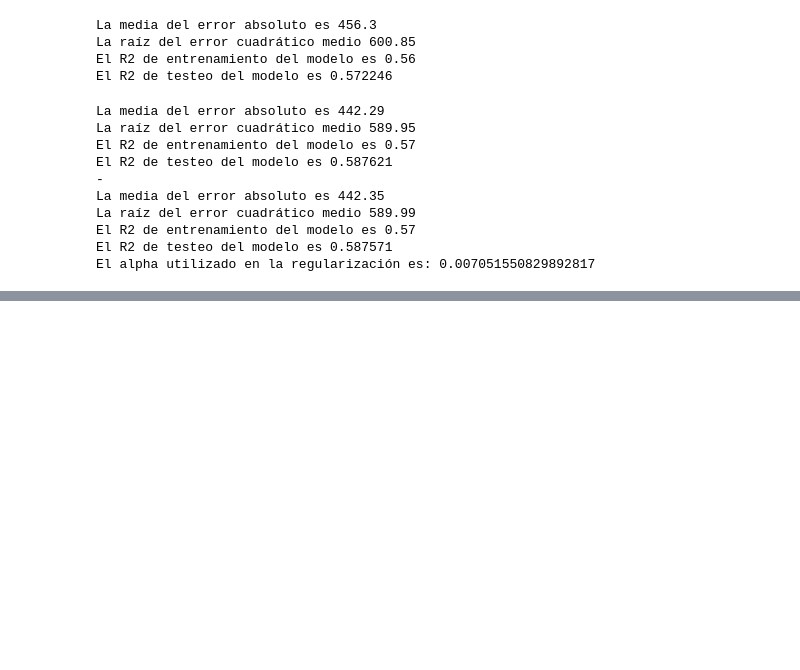
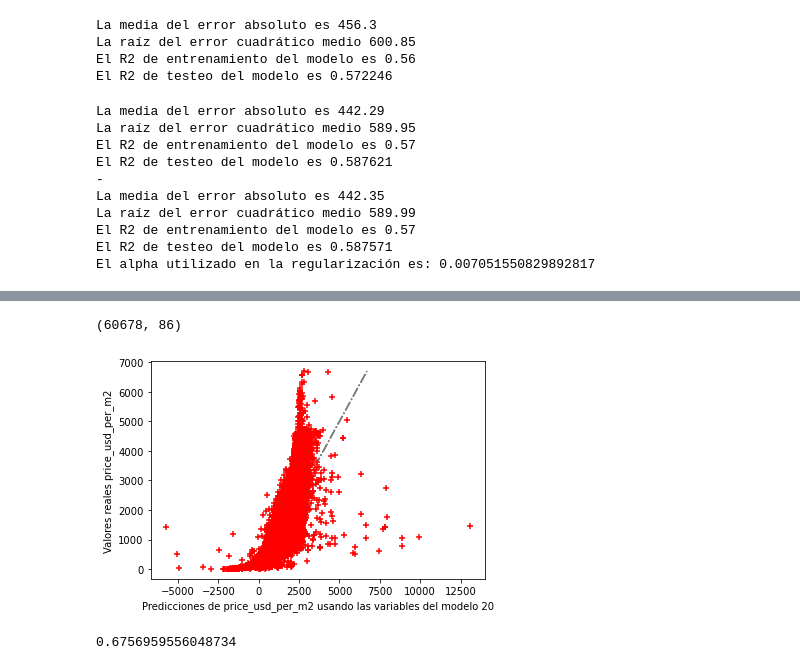
Before and after one commit to varelapablos/Desafio1-G3, a Jupyter notebook: Notebook - Desafio 2 - Alan.ipynb, the cells around one changed output, grey strips where cells are left out. Cells and saved outputs as stored; diff of their text form; code cells hidden in the pictures; blank space fills up the shorter version.

```diff
--- a/Notebook - Desafio 2 - Alan.ipynb
+++ b/Notebook - Desafio 2 - Alan.ipynb
@@ -937,0 +887,26 @@ Modelo 1
+# %%
+feature_cols21 = ['surface_total_in_m2', 'dummy_HOUSE', 'dummy_PH', 'dummy_STORE', 'state_dummy__BS.AS. G.B.A. ZONA OESTE',
+       'state_dummy__BS.AS. G.B.A. ZONA SUR',
+       'state_dummy__BUENOS AIRES COSTA ATLÁNTICA',
+       'state_dummy__BUENOS AIRES INTERIOR', 'state_dummy__CAPITAL FEDERAL',
+       'state_dummy__CATAMARCA', 'state_dummy__CHACO', 'state_dummy__CHUBUT',
+       'state_dummy__CORRIENTES', 'state_dummy__CÓRDOBA',
+       'state_dummy__ENTRE RÍOS', 'state_dummy__FORMOSA', 'state_dummy__JUJUY',
+       'state_dummy__LA PAMPA', 'state_dummy__LA RIOJA',
+       'state_dummy__MENDOZA', 'state_dummy__MISIONES', 'state_dummy__NEUQUÉN',
+       'state_dummy__RÍO NEGRO', 'state_dummy__SALTA', 'state_dummy__SAN JUAN',
+       'state_dummy__SAN LUIS', 'state_dummy__SANTA CRUZ',
+       'state_dummy__SANTA FE', 'state_dummy__SANTIAGO DEL ESTERO',
+       'state_dummy__TIERRA DEL FUEGO', 'state_dummy__TUCUMÁN', 'rooms_dummy__2.0', 'rooms_dummy__3.0', 'rooms_dummy__4.0',
+       'rooms_dummy__5.0', 'rooms_dummy__6.0', 'rooms_dummy__7.0',
+       'rooms_dummy__8.0', 'rooms_dummy__9.0', 'rooms_dummy__10.0',
+       'rooms_dummy__11.0', 'rooms_dummy__12.0', 'rooms_dummy__13.0',
+       'rooms_dummy__14.0', 'rooms_dummy__15.0', 'rooms_dummy__16.0',
+       'rooms_dummy__22.0', 'rooms_dummy__32.0', 'amenities_dummy__1',
+       'amenities_dummy__2', 'amenities_dummy__3', 'amenities_dummy__4',
+       'amenities_dummy__5', 'amenities_dummy__6', 'amenities_dummy__1',
+       'amenities_dummy__2', 'amenities_dummy__3', 'amenities_dummy__4',
+       'amenities_dummy__5', 'amenities_dummy__6', 'sup_log', 'surface_covered_in_m2', 'sup_covered_log', 'price_aprox_usd']
+modelo_21 = train_test(data_filtro, feature_cols20)
+print("-")
+modelo_21_ = train_test(data_filtro, feature_cols20, 0, RidgeCV(normalize=True, cv=3))
@@ -937,0 +924,26 @@ Modelo 1
+# %%
+data.shape
+# %% [output]
+(60678, 86)
+# %%
+# Un modelo perfecto se vería como una línea recta a 45 grados como la que vemos en gris. Ya veremos cómo cuantificar la bondad de ajuste pronto.
+# modelo_20 = train_test(data_filtro, feature_cols20)
+X = data_filtro[feature_cols21]
+y = data_filtro.price_usd_per_m2
+
+X_train, X_test, y_train, y_test = train_test_split(X, y, random_state=10)
+lm = LinearRegression()
+modelo = lm.fit(X_train, y_train)
+predictions12 = modelo.predict(X)
+# %%
+# Graficamos el modelo 1:
+plt.plot(y,y, '-.',c='gray')
+plt.scatter(predictions12, y, s=30, c='r', marker='+', zorder=10)
+plt.xlabel("Predicciones de price_usd_per_m2 usando las variables del modelo 20")
+plt.ylabel("Valores reales price_usd_per_m2")
+plt.show()
+
+print(modelo.score(X_test, y_test))
+# %% [output]
+[figure, added]
+0.6756959556048734
```
Also changed, not shown: parts of 6 cells of this notebook.
